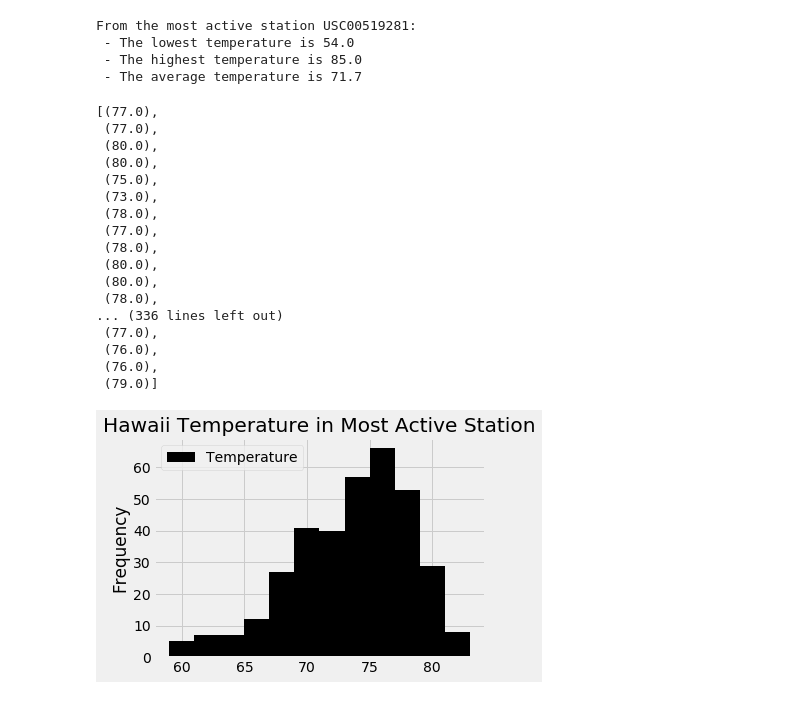
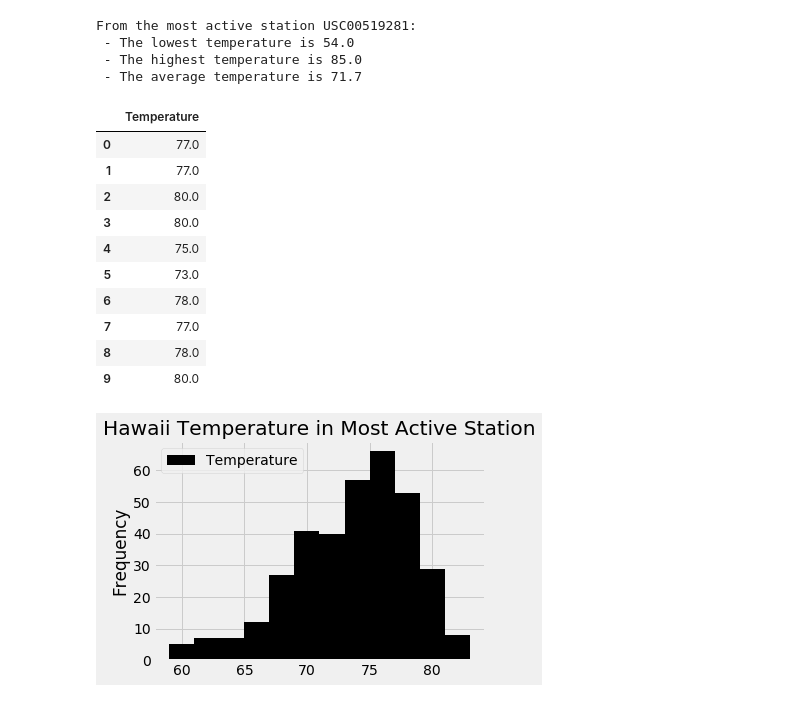
Before and after one commit to cbourdeau/SQLAlchemy-Surf-Weather-Analysis, a Jupyter notebook: climate_starter.ipynb, the cells around one changed output. Drawn from its saved outputs; the diff is of its cells as text; code cells hidden in the pictures.

```diff
--- a/climate_starter.ipynb
+++ b/climate_starter.ipynb
@@ -192,28 +178,23 @@ From the most active station USC00519281:
 # %%
 # Choose the station with the highest number of temperature observations.
 # Query the last 12 months of temperature observation data for this station
 temperature = session.query(Measurement.tobs).\
                     filter(Measurement.station == most_active).\
                     filter(Measurement.date >= a_year_ago).\
                     order_by(Measurement.date.asc()).all()
-temperature
+temp_df = pd.DataFrame(temperature, columns=['Temperature'])
+temp_df.head()
 # %% [output]
-[(77.0),
- (77.0),
- (80.0),
- (80.0),
- (75.0),
- (73.0),
- (78.0),
- (77.0),
- (78.0),
- (80.0),
- (80.0),
- (78.0),
-... (336 lines left out)
- (77.0),
- (76.0),
- (76.0),
- (79.0)]
+|  | Temperature |
+| 0 | 77.0 |
+| 1 | 77.0 |
+| 2 | 80.0 |
+| 3 | 80.0 |
+| 4 | 75.0 |
+| 5 | 73.0 |
+| 6 | 78.0 |
+| 7 | 77.0 |
+| 8 | 78.0 |
+| 9 | 80.0 |
 # %%
 # Plot the results
```
Also changed, not shown: parts of 3 cells of this notebook.
